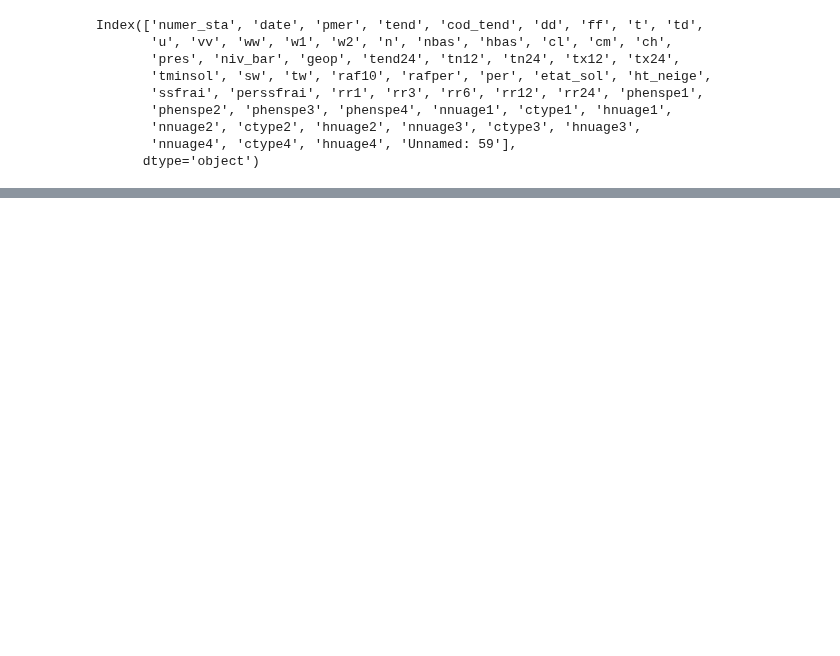
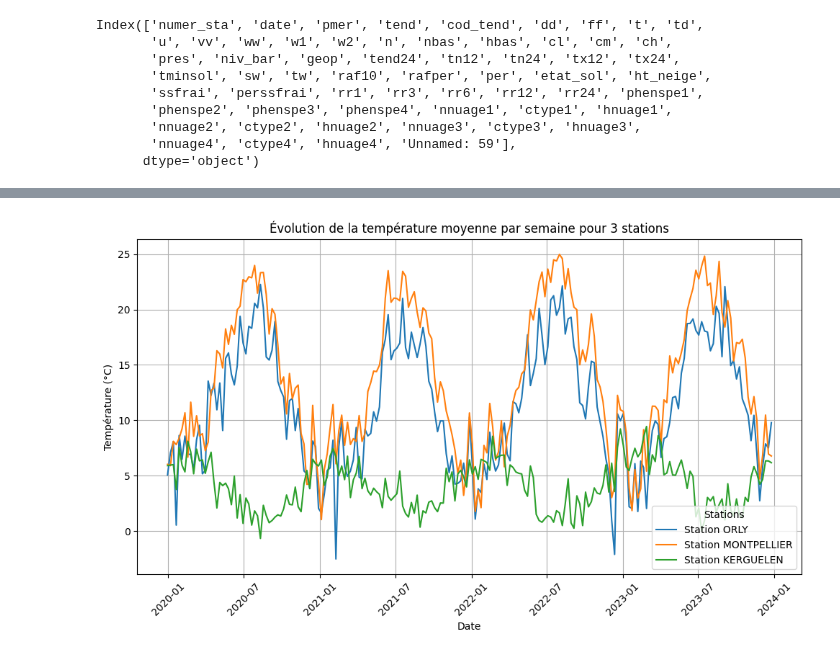
Before and after one commit to Antoine-Merienne/Projet-data-science-Mornand-Merienne, a Jupyter notebook: Donnees_clim.ipynb, the cells around one changed output, grey strips where cells are left out. Saved outputs shown, nothing was run; the diff lists cells and outputs as text; code cells hidden in the pictures; blank space fills up the shorter version.

```diff
--- a/Donnees_clim.ipynb
+++ b/Donnees_clim.ipynb
@@ -144,0 +184,5 @@ max         89642.000000
+# %%
+stations_df['ID'] = pd.to_numeric(stations_df['ID'], errors='coerce')
+df_meteo_tot = pd.merge(df_meteo, stations_df, how='left', on='ID')
+df_meteo_tot = df_meteo_tot.drop(['Altitude', 'geometry'], axis=1)
+print(df_meteo_tot.head())
@@ -144,0 +207,12 @@ max         89642.000000
+# %%
+colonnes_a_exclure = ['date_UTC', 'Latitude', 'Longitude','Nom']
+
+# Sélectionner toutes les colonnes sauf celles à exclure
+colonnes_a_convertir = [col for col in df_meteo_tot.columns if col not in colonnes_a_exclure]
+
+# Appliquer la conversion en numérique à toutes les colonnes sélectionnées (pour pouvoir décrire les données)
+df_meteo_tot[colonnes_a_convertir] = df_meteo_tot[colonnes_a_convertir].apply(pd.to_numeric, errors='coerce')
+df_meteo_tot['date_UTC'] = pd.to_datetime(df_meteo_tot['date_UTC'], errors='coerce')
+
+df_meteo_tot['temperature_C'] = df_meteo_tot['temperature_K'] - 273.15
+df_meteo_tot = df_meteo_tot.drop('temperature_K',axis=1)
@@ -144,0 +246,33 @@ max         89642.000000
+# %%
+stations_choisies = ['ORLY', 'MONTPELLIER','KERGUELEN']
+
+# Filtrer les données pour ces trois stations
+df_stations = df_meteo_tot[df_meteo_tot['Nom'].isin(stations_choisies)]
+df_stations = df_stations.copy()
+
+# Créer une colonne 'week' pour obtenir la semaine
+df_stations['week'] = df_stations['date_UTC'].dt.to_period('W')
+
+# Calculer la température moyenne par semaine pour chaque station
+df_monthly = df_stations.groupby(['Nom', 'week'])['temperature_C'].mean().reset_index()
+
+# Tracer l'évolution de la température par semaine pour chaque station
+plt.figure(figsize=(10, 6))
+
+for station in stations_choisies:
+    station_data = df_monthly[df_monthly['Nom'] == station]
+    plt.plot(station_data['week'].dt.start_time, station_data['temperature_C'], label=f"Station {station}")
+
+# Ajouter des labels et un titre
+plt.title("Évolution de la température moyenne par semaine pour 3 stations")
+plt.xlabel("Date")
+plt.ylabel("Température (°C)")
+plt.legend(title="Stations")
+
+# Afficher le graphe
+plt.grid(True)
+plt.xticks(rotation=45)
+plt.tight_layout()
+plt.show()
+# %% [output]
+[figure, added]
```
Also changed, not shown: parts of 14 cells of this notebook.
